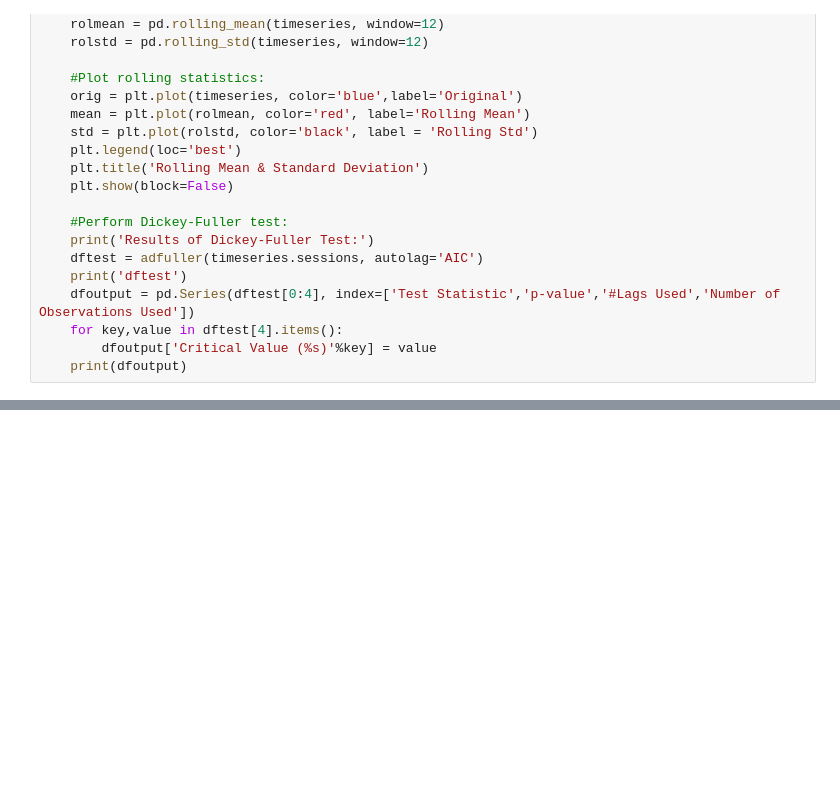
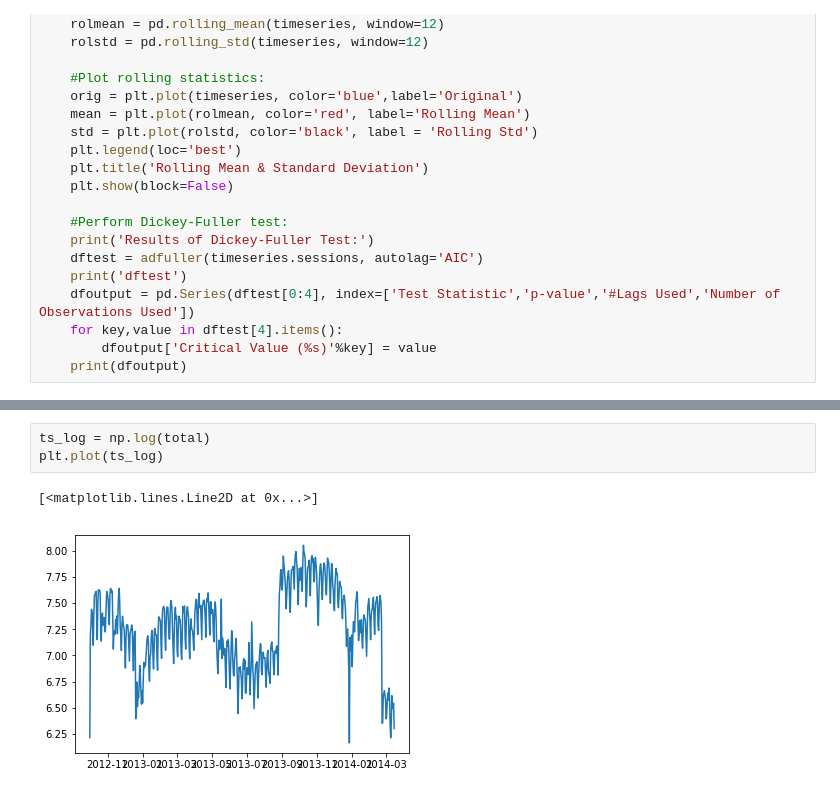
Before and after one commit to altock/Data-Science, a Jupyter notebook: HackerRank/Time Series Forecasting.ipynb, the cells around one changed output, grey strips where cells are left out. Cells and saved outputs as stored; diff of their text form; blank space fills up the shorter version.

```diff
--- a/HackerRank/Time Series Forecasting.ipynb
+++ b/HackerRank/Time Series Forecasting.ipynb
@@ -94 +94,7 @@ Critical Value (5%)             -2.867179
 dtype: float64
+# %%
+ts_log = np.log(total)
+plt.plot(ts_log)
+# %% [output]
+[<matplotlib.lines.Line2D at 0x...>]
+[figure, added]
```
Also changed, not shown: parts of 27 cells of this notebook.
